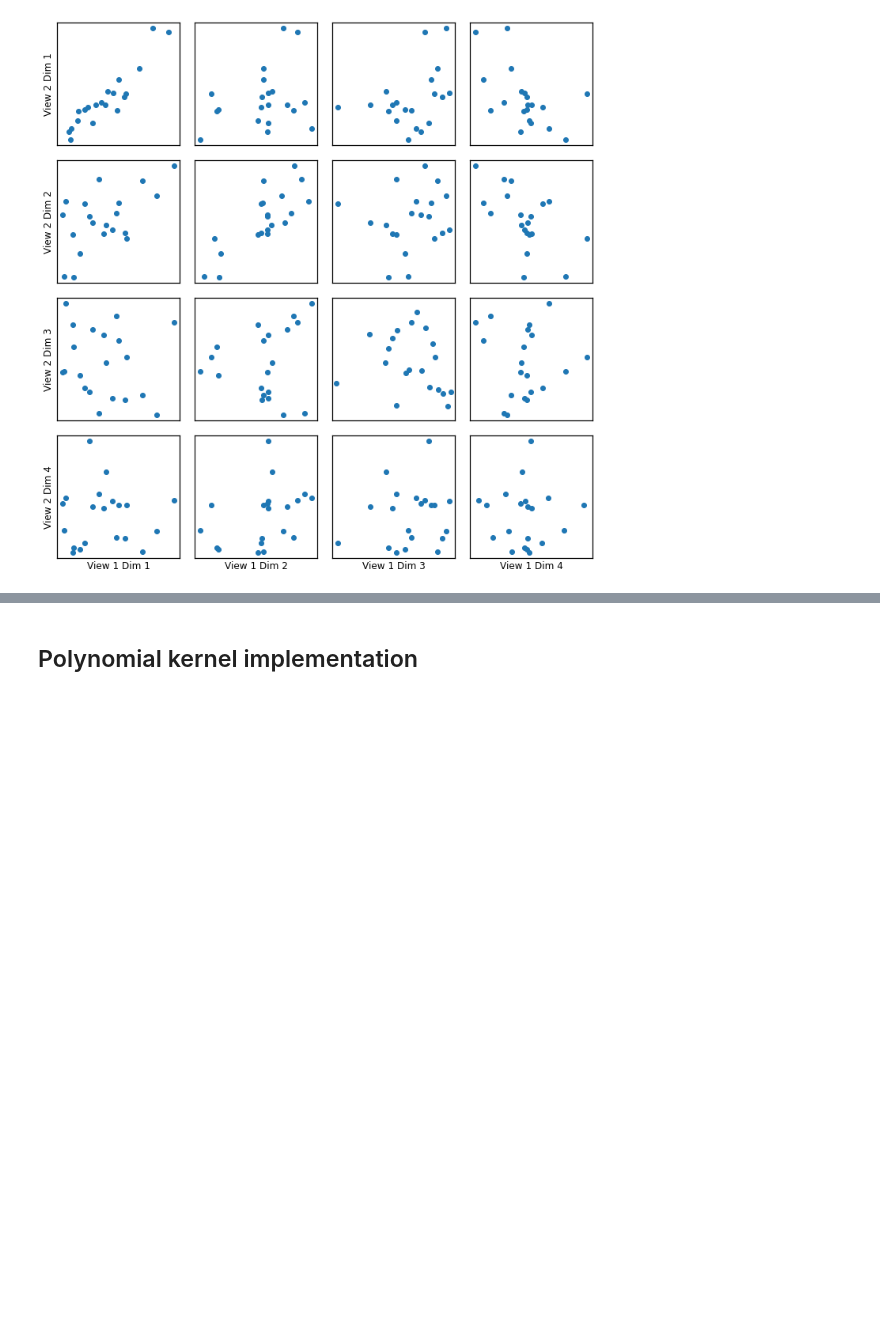
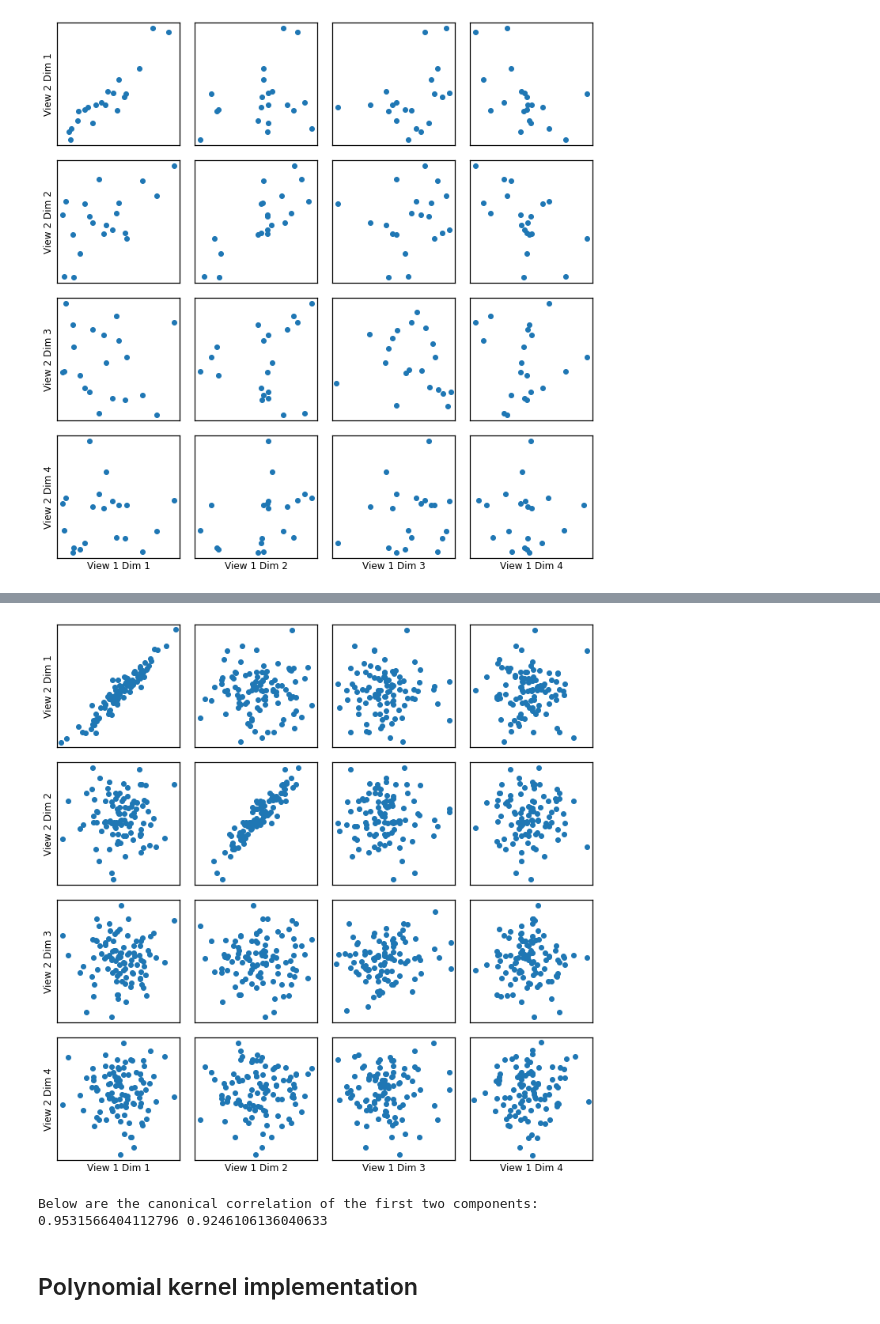
Before and after one commit to mvlearn/mvlearn, a Jupyter notebook: docs/tutorials/embed/kcca_tutorial.ipynb, the cells around one changed output, grey strips where cells are left out. Cells and saved outputs as stored; diff of their text form; code cells hidden in the pictures; blank space fills up the shorter version.

Commit message:
added icd for linear and poly

```diff
--- a/docs/tutorials/embed/kcca_tutorial.ipynb
+++ b/docs/tutorials/embed/kcca_tutorial.ipynb
@@ -95,0 +100,3 @@ Below are the canonical correlation for the four components:
+# %%
+kcca_l_icd = KCCA(ktype ="linear", sigma = 1.0, n_components = 4, reg = 0.01, decomp = 'icd', mrank = 50)
+icd_l = kcca_l_icd.fit_transform(Xs)
@@ -96,3 +106,16 @@ Below are the canonical correlation for the four components:
+# %%
+crossviews_plot(icd_l, ax_ticks=False, ax_labels=True, equal_axes=True)
+# %% [output]
+[figure, added]
+# %%
+(icd_l_r1, _) = stats.pearsonr(icd_l[0][:,0], icd_l[1][:,0])
+(icd_l_r2, _) = stats.pearsonr(icd_l[0][:,1], icd_l[1][:,1])
+
+print("Below are the canonical correlation of the first two components:")
+print(icd_l_r1,icd_l_r2)
+# %% [output]
+Below are the canonical correlation of the first two components:
+0.9531566404112796 0.9246106136040633
 # %% [markdown]
 ## Polynomial kernel implementation
 # %% [markdown]
```
Also changed, not shown: parts of 6 cells of this notebook, 1 other file.
